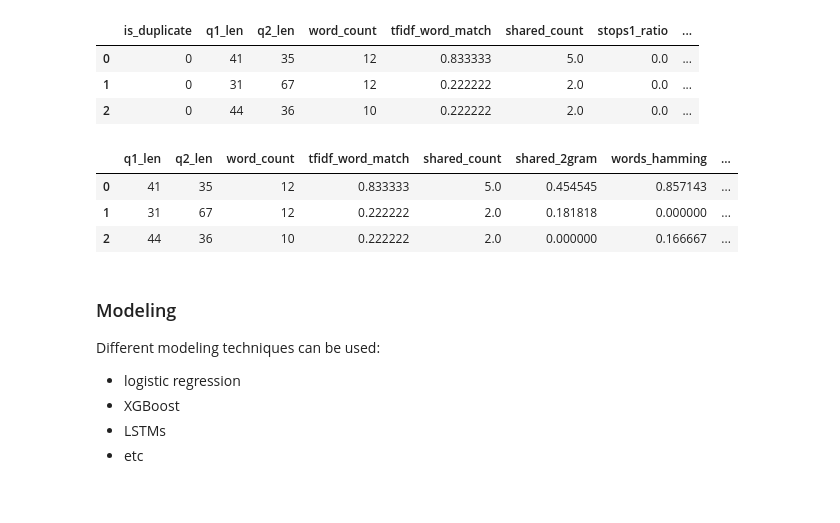
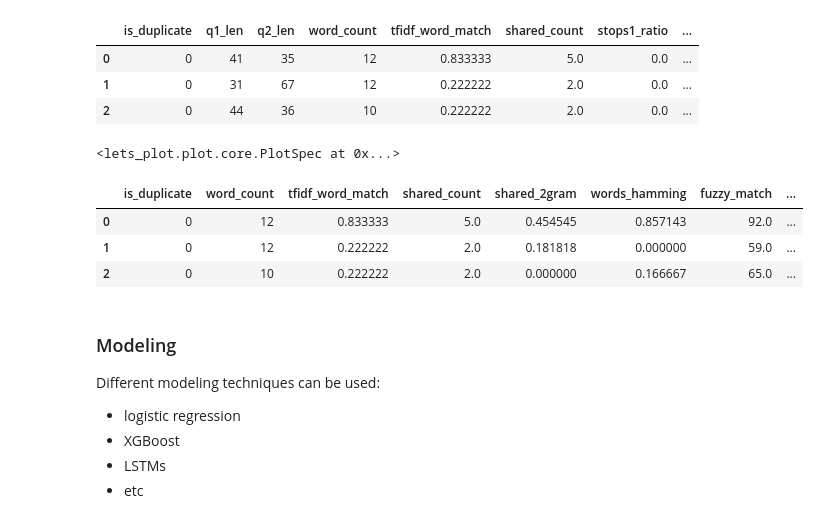
Before and after one commit to pokwir/Lighthouse-data-notes, a Jupyter notebook: NLP project/mini_project_V2.ipynb, the cells around one changed output. Cells and saved outputs as stored; diff of their text form; code cells hidden in the pictures.

```diff
--- a/NLP project/mini_project_V2.ipynb
+++ b/NLP project/mini_project_V2.ipynb
@@ -522,3 +515,11 @@ X.head(3)
+# %%
+# plot correlation matrix using ggplot
+from lets_plot.bistro.corr import *
+plot = corr_plot(data, flip = False, threshold = 0.0, show_legend= False).points().tiles().labels().build() + theme_classic() + flavor_high_contrast_dark() + ggtitle(''' ''') + ggsize(1366, 700)
+
+plot
+# %% [output]
+<lets_plot.plot.core.PlotSpec at 0x...>
 # %%
 # export to csv
 X.to_csv('clean_df.csv')
@@ -528,13 +529,13 @@ import pandas as pd
 df = pd.read_csv('clean_df.csv', index_col=0)
 # %%
 # take the first 10000 rows from df sample data using iloc
-sample = df.iloc[:100000]
+sample = df.iloc[:10000]
 sample.head(3)
 # %% [output]
-|  | q1_len | q2_len | word_count | tfidf_word_match | shared_count | shared_2gram | words_hamming | ... |
-| 0 | 41 | 35 | 12 | 0.833333 | 5.0 | 0.454545 | 0.857143 | ... |
-| 1 | 31 | 67 | 12 | 0.222222 | 2.0 | 0.181818 | 0.000000 | ... |
-| 2 | 44 | 36 | 10 | 0.222222 | 2.0 | 0.000000 | 0.166667 | ... |
+|  | is_duplicate | word_count | tfidf_word_match | shared_count | shared_2gram | words_hamming | fuzzy_match | ... |
+| 0 | 0 | 12 | 0.833333 | 5.0 | 0.454545 | 0.857143 | 92.0 | ... |
+| 1 | 0 | 12 | 0.222222 | 2.0 | 0.181818 | 0.000000 | 59.0 | ... |
+| 2 | 0 | 10 | 0.222222 | 2.0 | 0.000000 | 0.166667 | 65.0 | ... |
 # %% [markdown]
 ### Modeling
 
```
Also changed, not shown: parts of 20 cells of this notebook, 17 other files.
